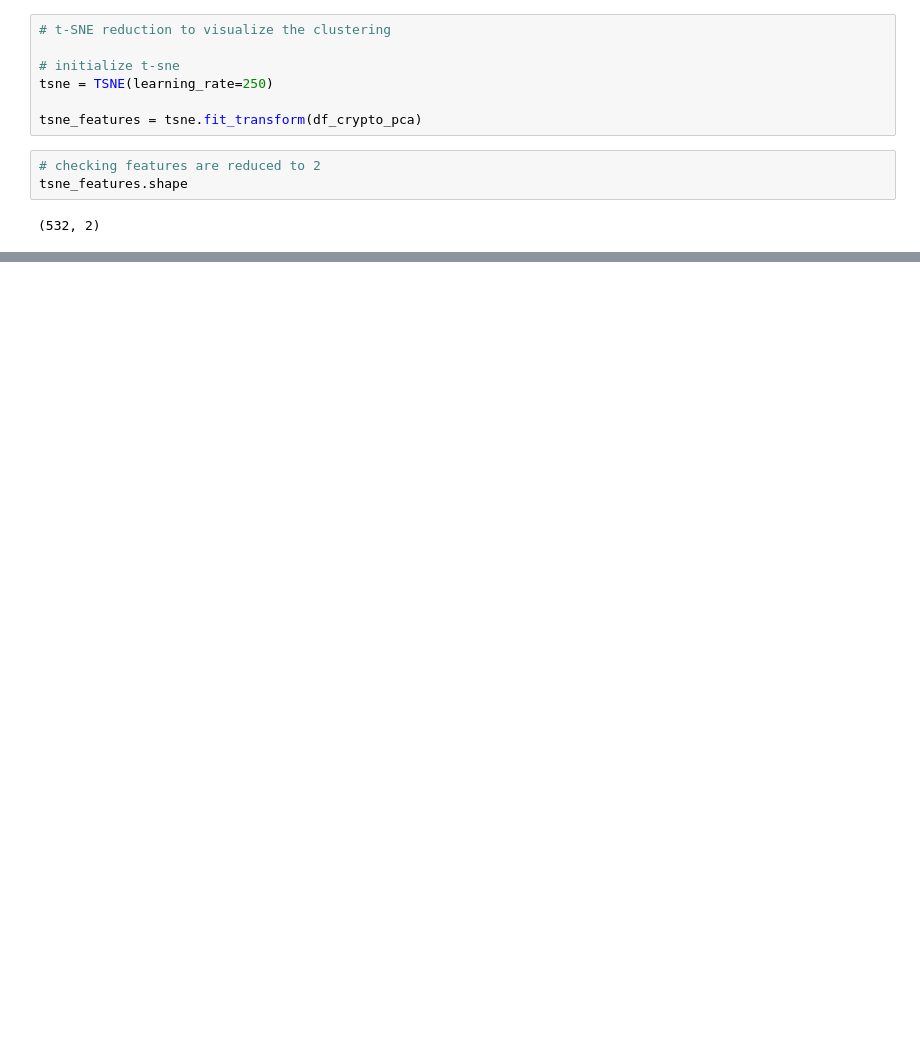
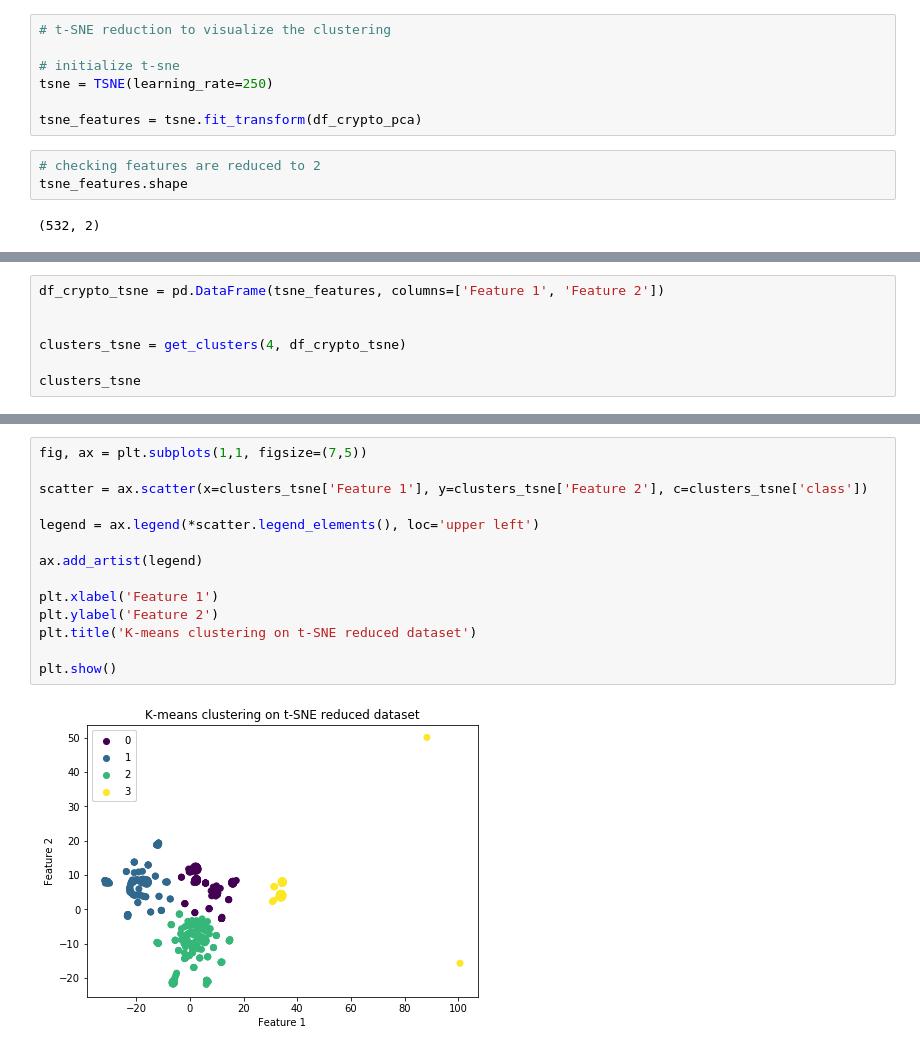
Before and after one commit to JacobTrevithick/Unsupervised-Learning-Homework, a Jupyter notebook: crypto_currencies_clustering.ipynb, the cells around one changed output, grey strips where cells are left out. Saved outputs shown, nothing was run; the diff lists cells and outputs as text; blank space fills up the shorter version.

```diff
--- a/crypto_currencies_clustering.ipynb
+++ b/crypto_currencies_clustering.ipynb
@@ -216,0 +334,7 @@ plt.show()
+# %%
+df_crypto_tsne = pd.DataFrame(tsne_features, columns=['Feature 1', 'Feature 2'])
+
+
+clusters_tsne = get_clusters(4, df_crypto_tsne)
+
+clusters_tsne
@@ -216,0 +355,16 @@ plt.show()
+# %%
+fig, ax = plt.subplots(1,1, figsize=(7,5))
+
+scatter = ax.scatter(x=clusters_tsne['Feature 1'], y=clusters_tsne['Feature 2'], c=clusters_tsne['class'])
+
+legend = ax.legend(*scatter.legend_elements(), loc='upper left')
+
+ax.add_artist(legend)
+
+plt.xlabel('Feature 1')
+plt.ylabel('Feature 2')
+plt.title('K-means clustering on t-SNE reduced dataset')
+
+plt.show()
+# %% [output]
+[figure, added]
```
Also changed, not shown: parts of 19 cells of this notebook.
